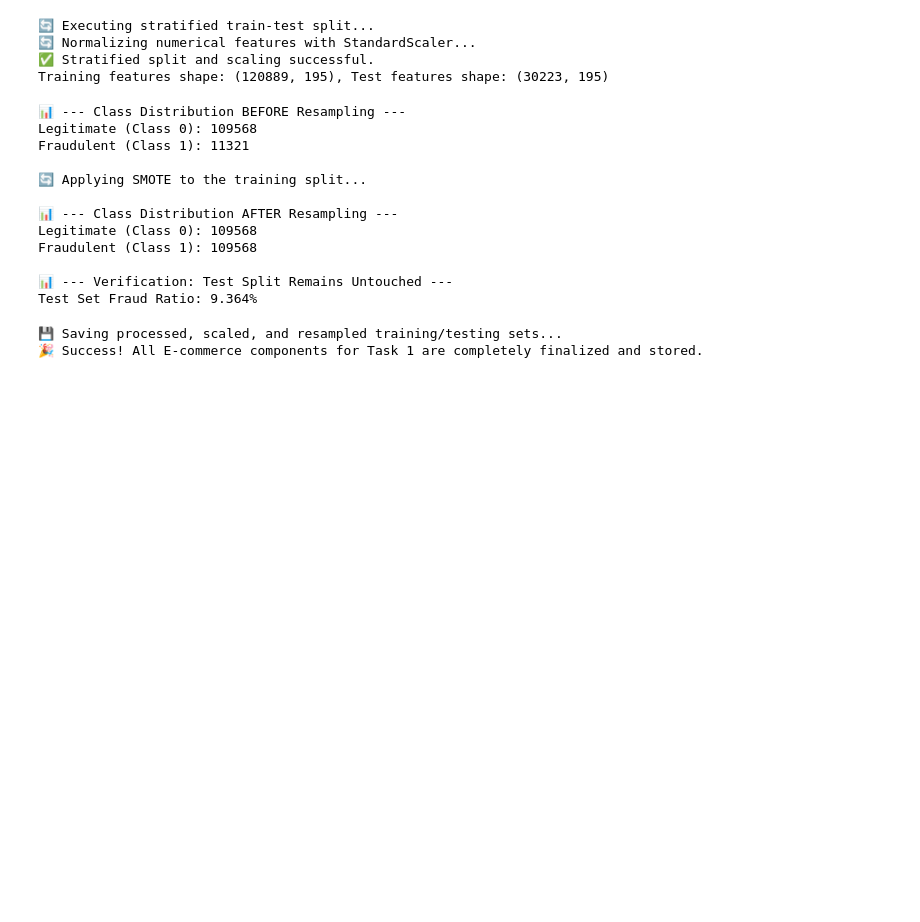
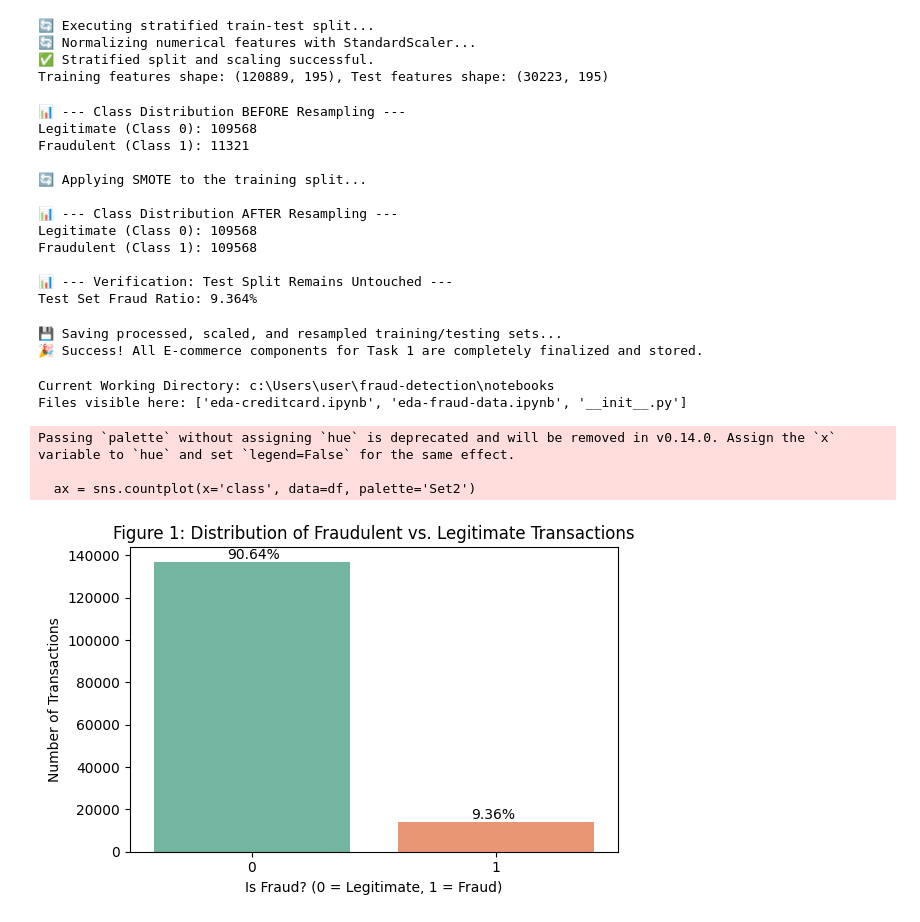
Before and after one commit to meba-tesfaye/fraud-detection, a Jupyter notebook: notebooks/eda-fraud-data.ipynb, the cells around one changed output. Saved outputs shown, nothing was run; the diff lists cells and outputs as text; code cells hidden in the pictures; blank space fills up the shorter version.

```diff
--- a/notebooks/eda-fraud-data.ipynb
+++ b/notebooks/eda-fraud-data.ipynb
@@ -286,3 +286,41 @@ print("🎉 Success! All E-commerce components for Task 1 are completely finaliz
 # %% [output]
 💾 Saving processed, scaled, and resampled training/testing sets...
 🎉 Success! All E-commerce components for Task 1 are completely finalized and stored.
+# %%
+import os
+print("Current Working Directory:", os.getcwd())
+print("Files visible here:", os.listdir('.'))
+# %% [output]
+Current Working Directory: c:\Users\user\fraud-detection\notebooks
+Files visible here: ['eda-creditcard.ipynb', 'eda-fraud-data.ipynb', '__init__.py']
+# %%
+import pandas as pd
+import matplotlib.pyplot as plt
+import seaborn as sns
+
+# Updated with '../' to back out of the notebooks folder
+df = pd.read_csv("../data/raw/Fraud_Data.csv")
+
+plt.figure(figsize=(6, 4))
+ax = sns.countplot(x='class', data=df, palette='Set2')
+
+plt.title('Figure 1: Distribution of Fraudulent vs. Legitimate Transactions')
+plt.xlabel('Is Fraud? (0 = Legitimate, 1 = Fraud)')
+plt.ylabel('Number of Transactions')
+
+# Add percentage labels on top of the bars
+total = len(df)
+for p in ax.patches:
+    percentage = f'{100 * p.get_height() / total:.2f}%'
+    x_coord = p.get_x() + p.get_width() / 2 - 0.1
+    y_coord = p.get_height() + (total * 0.01)
+    ax.annotate(percentage, (x_coord, y_coord))
+
+plt.tight_layout()
+plt.savefig('figure1_class_distribution.png', dpi=300)
+plt.show()
+# %% [output]
+Passing `palette` without assigning `hue` is deprecated and will be removed in v0.14.0. Assign the `x` variable to `hue` and set `legend=False` for the same effect.
+
+  ax = sns.countplot(x='class', data=df, palette='Set2')
+[figure, added]
```
Also changed, not shown: parts of 9 cells of this notebook, 3 other files.
